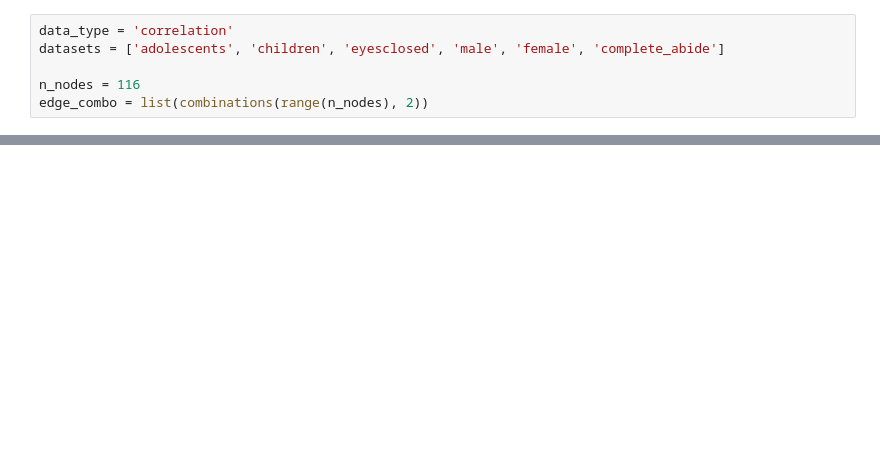
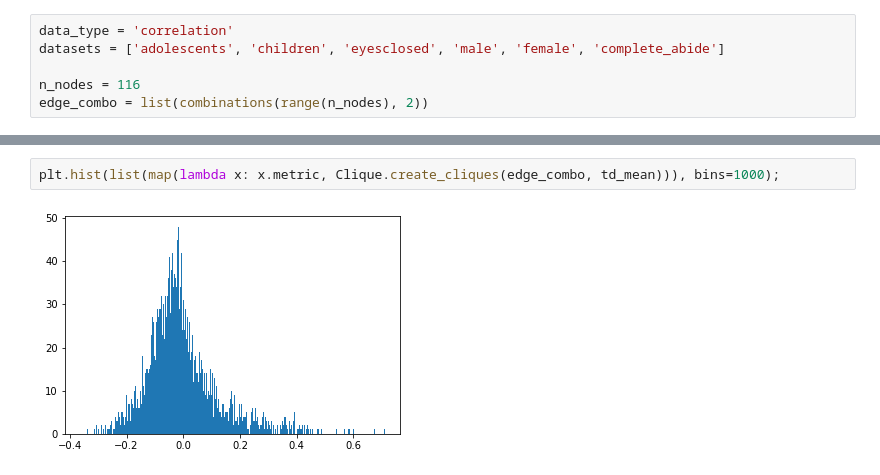
Before and after one commit to jrts/signed_modularity, a Jupyter notebook: modularity.ipynb, the cells around one changed output, grey strips where cells are left out. Saved outputs shown, nothing was run; the diff lists cells and outputs as text; blank space fills up the shorter version.

```diff
--- a/modularity.ipynb
+++ b/modularity.ipynb
@@ -59,0 +78,4 @@ asd_mean = np.mean(asd_subjects, axis=0)
+# %%
+plt.hist(list(map(lambda x: x.metric, Clique.create_cliques(edge_combo, td_mean))), bins=1000);
+# %% [output]
+[figure, added]
```
Also changed, not shown: parts of 29 cells of this notebook, 2 other files.
